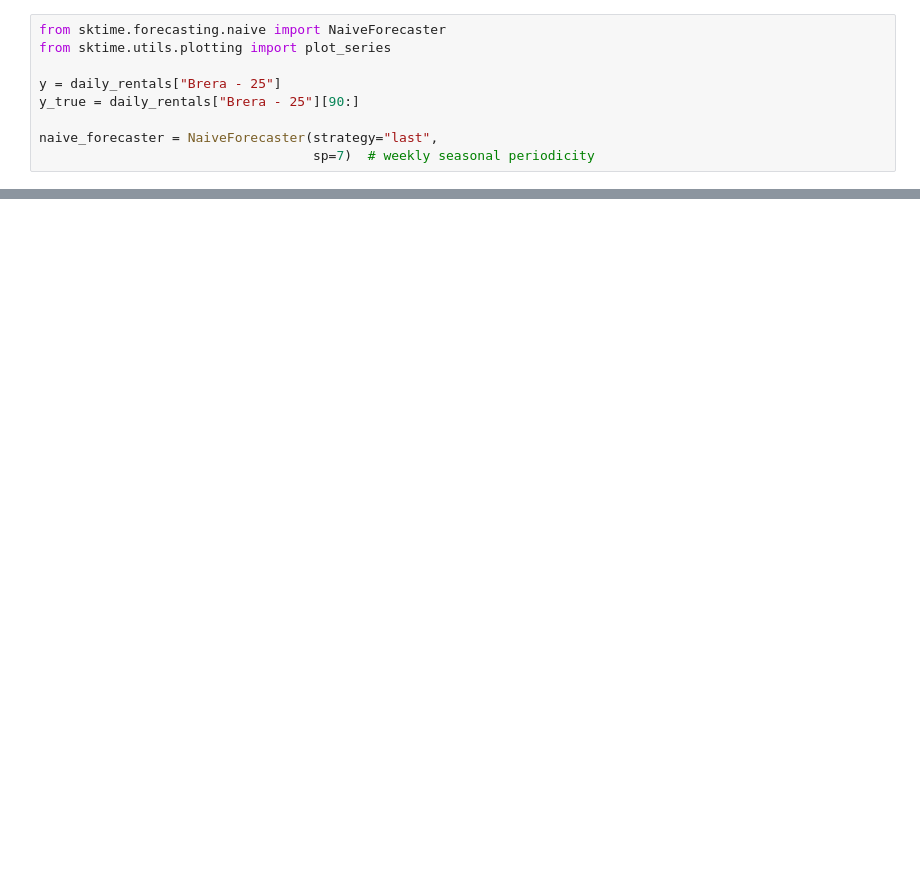
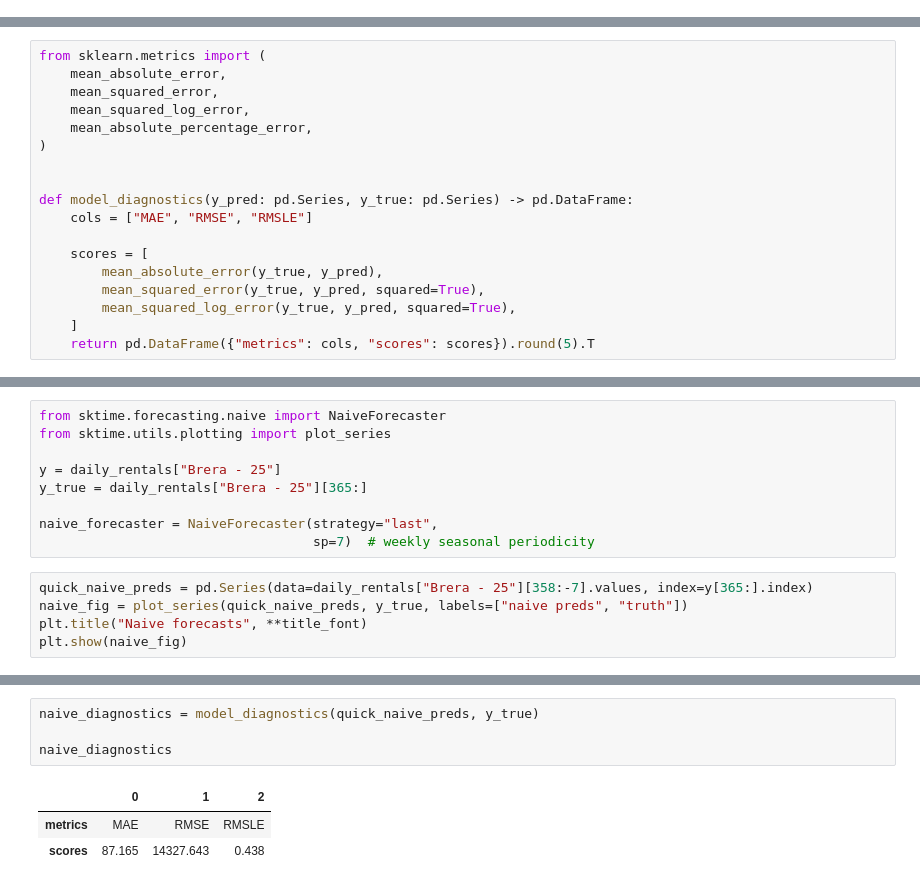
Before and after one commit to baggiponte/thesis-forecasting, a Jupyter notebook: notebooks/06-forecasting.ipynb, the cells around one changed output, grey strips where cells are left out. Cells and saved outputs as stored; diff of their text form; blank space fills up the shorter version.

```diff
--- a/notebooks/06-forecasting.ipynb
+++ b/notebooks/06-forecasting.ipynb
@@ -155,9 +0,0 @@ As naive forecaster, we choose a seasonal model, with which we set each forecast
-# %%
-from sktime.forecasting.naive import NaiveForecaster
-from sktime.utils.plotting import plot_series
-
-y = daily_rentals["Brera - 25"]
-y_true = daily_rentals["Brera - 25"][90:]
-
-naive_forecaster = NaiveForecaster(strategy="last",
-                                   sp=7)  # weekly seasonal periodicity
@@ -239,0 +115,18 @@ from sklearn.ensemble import RandomForestRegressor, BaggingRegressor, GradientBo
+# %%
+from sklearn.metrics import (
+    mean_absolute_error,
+    mean_squared_error,
+    mean_squared_log_error,
+    mean_absolute_percentage_error,
+)
+
+
+def model_diagnostics(y_pred: pd.Series, y_true: pd.Series) -> pd.DataFrame:
+    cols = ["MAE", "RMSE", "RMSLE"]
+
+    scores = [
+        mean_absolute_error(y_true, y_pred),
+        mean_squared_error(y_true, y_pred, squared=True),
+        mean_squared_log_error(y_true, y_pred, squared=True),
+    ]
+    return pd.DataFrame({"metrics": cols, "scores": scores}).round(5).T
@@ -239,0 +172,14 @@ from sklearn.ensemble import RandomForestRegressor, BaggingRegressor, GradientBo
+# %%
+from sktime.forecasting.naive import NaiveForecaster
+from sktime.utils.plotting import plot_series
+
+y = daily_rentals["Brera - 25"]
+y_true = daily_rentals["Brera - 25"][365:]
+
+naive_forecaster = NaiveForecaster(strategy="last",
+                                   sp=7)  # weekly seasonal periodicity
+# %%
+quick_naive_preds = pd.Series(data=daily_rentals["Brera - 25"][358:-7].values, index=y[365:].index)
+naive_fig = plot_series(quick_naive_preds, y_true, labels=["naive preds", "truth"])
+plt.title("Naive forecasts", **title_font)
+plt.show(naive_fig)
@@ -239,0 +188,8 @@ from sklearn.ensemble import RandomForestRegressor, BaggingRegressor, GradientBo
+# %%
+naive_diagnostics = model_diagnostics(quick_naive_preds, y_true)
+
+naive_diagnostics
+# %% [output]
+|  | 0 | 1 | 2 |
+| metrics | MAE | RMSE | RMSLE |
+| scores | 87.165 | 14327.643 | 0.438 |
```
Also changed, not shown: parts of 38 cells of this notebook, 7 other files.
